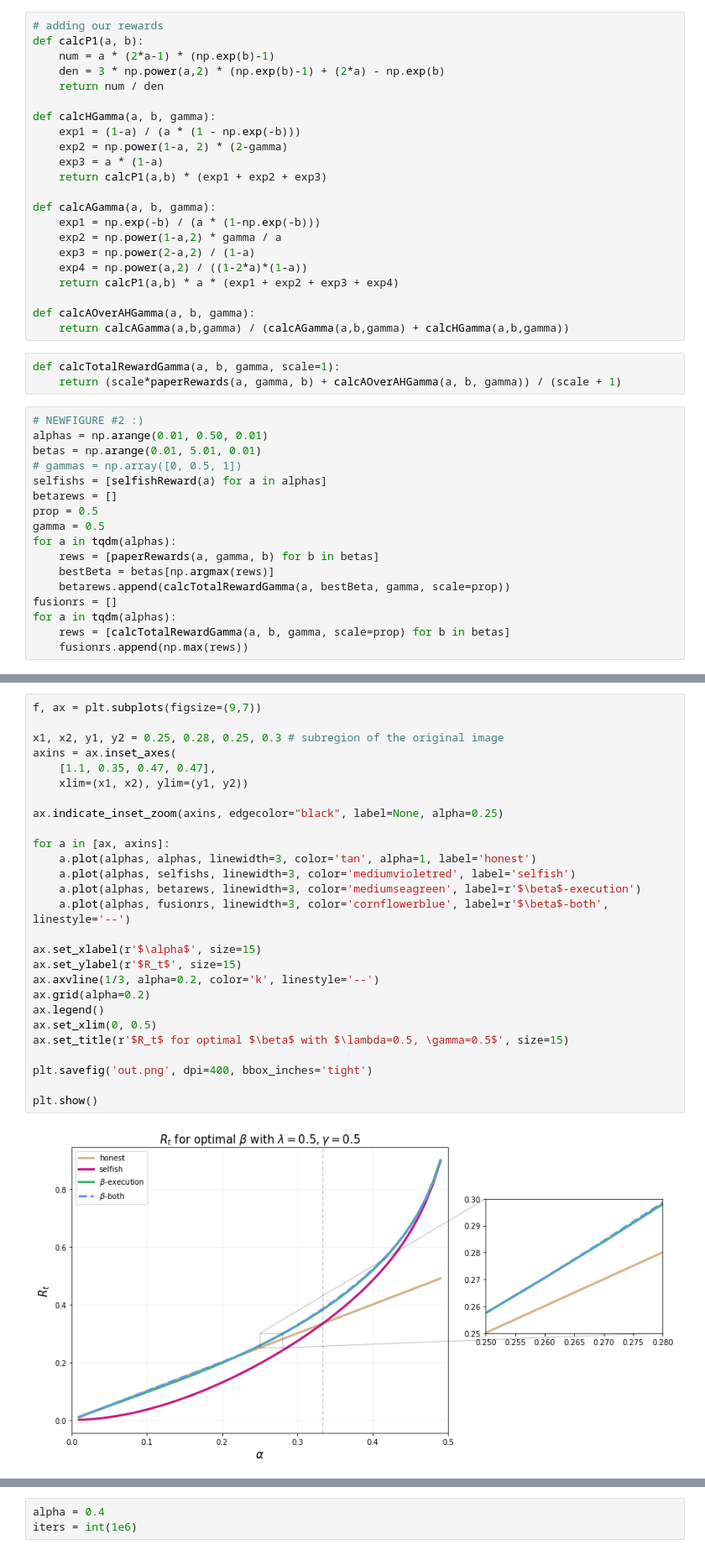
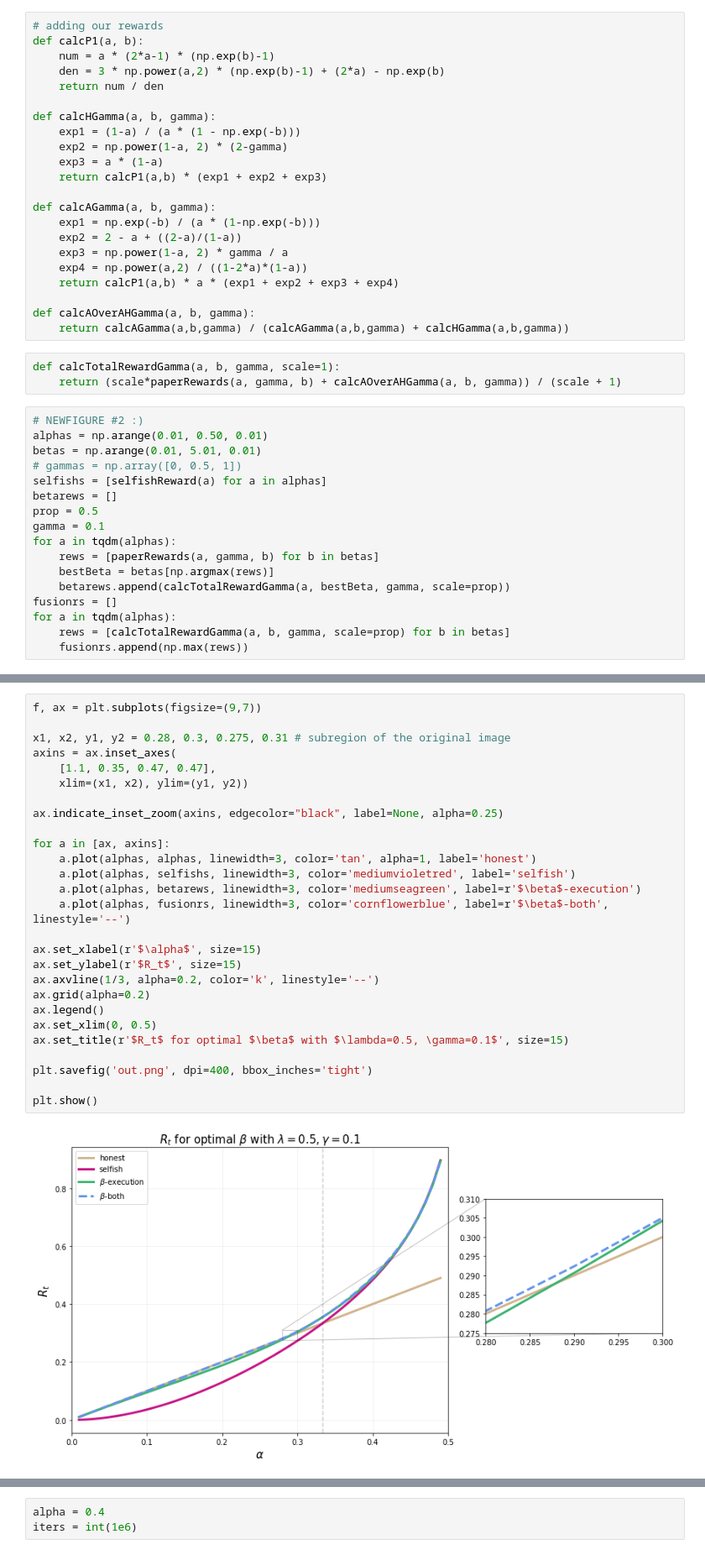
Before and after one commit to michaelneuder/opportunistic-mining, a Jupyter notebook: fusion-mining.ipynb, the cells around one changed output, grey strips where cells are left out. Shown at 84% size. Cells and saved outputs as stored; diff of their text form.

```diff
--- a/fusion-mining.ipynb
+++ b/fusion-mining.ipynb
@@ -266,8 +266,8 @@ def calcHGamma(a, b, gamma):
 
 def calcAGamma(a, b, gamma):
     exp1 = np.exp(-b) / (a * (1-np.exp(-b)))
-    exp2 = np.power(1-a,2) * gamma / a
-    exp3 = np.power(2-a,2) / (1-a)
+    exp2 = 2 - a + ((2-a)/(1-a))
+    exp3 = np.power(1-a, 2) * gamma / a
     exp4 = np.power(a,2) / ((1-2*a)*(1-a))
     return calcP1(a,b) * a * (exp1 + exp2 + exp3 + exp4)
 
@@ -284,7 +284,7 @@ betas = np.arange(0.01, 5.01, 0.01)
 selfishs = [selfishReward(a) for a in alphas]
 betarews = []
 prop = 0.5
-gamma = 0.5
+gamma = 0.1
 for a in tqdm(alphas):
     rews = [paperRewards(a, gamma, b) for b in betas]
     bestBeta = betas[np.argmax(rews)]
@@ -312,29 +296,29 @@ array([-3.14303471e-05, -1.77792560e-04, -4.17843523e-04, -8.33157322e-04,
 # %%
 f, ax = plt.subplots(figsize=(9,7))
 
-x1, x2, y1, y2 = 0.25, 0.28, 0.25, 0.3 # subregion of the original image
+x1, x2, y1, y2 = 0.28, 0.3, 0.275, 0.31 # subregion of the original image
 axins = ax.inset_axes(
     [1.1, 0.35, 0.47, 0.47],
     xlim=(x1, x2), ylim=(y1, y2))
 
 ax.indicate_inset_zoom(axins, edgecolor="black", label=None, alpha=0.25)
 
 for a in [ax, axins]:
     a.plot(alphas, alphas, linewidth=3, color='tan', alpha=1, label='honest')
     a.plot(alphas, selfishs, linewidth=3, color='mediumvioletred', label='selfish')
     a.plot(alphas, betarews, linewidth=3, color='mediumseagreen', label=r'$\beta$-execution')
     a.plot(alphas, fusionrs, linewidth=3, color='cornflowerblue', label=r'$\beta$-both', linestyle='--')
 
 ax.set_xlabel(r'$\alpha$', size=15)
 ax.set_ylabel(r'$R_t$', size=15)
 ax.axvline(1/3, alpha=0.2, color='k', linestyle='--')
 ax.grid(alpha=0.2)
 ax.legend()
 ax.set_xlim(0, 0.5)
-ax.set_title(r'$R_t$ for optimal $\beta$ with $\lambda=0.5, \gamma=0.5$', size=15)
+ax.set_title(r'$R_t$ for optimal $\beta$ with $\lambda=0.5, \gamma=0.1$', size=15)
 
 plt.savefig('out.png', dpi=400, bbox_inches='tight')
 
 plt.show()
 # %% [output]
-[figure, old version]
+[figure, new version]
```
Also changed, not shown: parts of 12 cells of this notebook.
